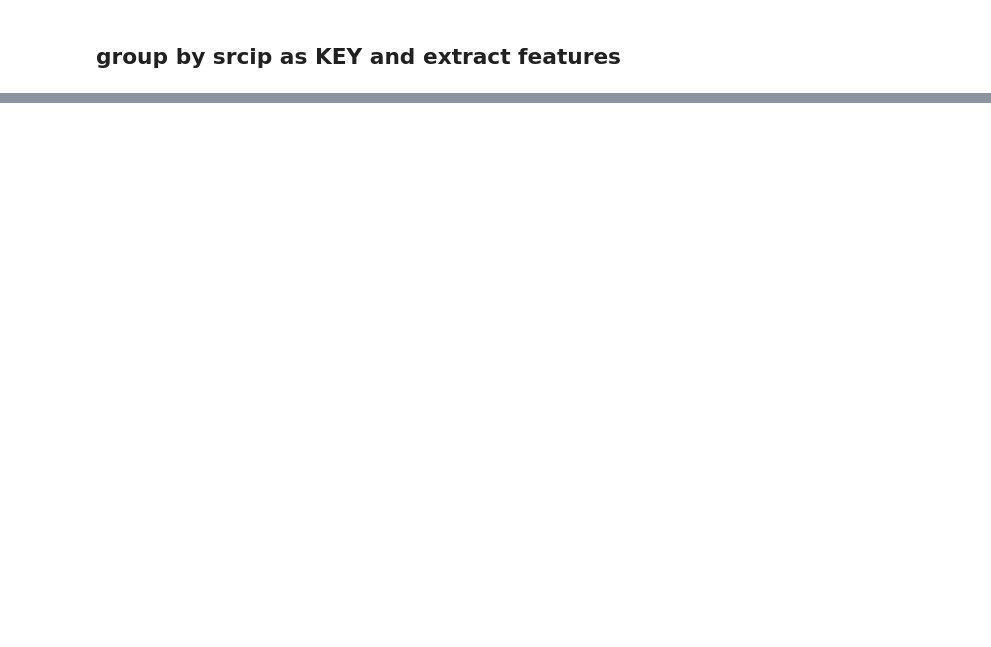
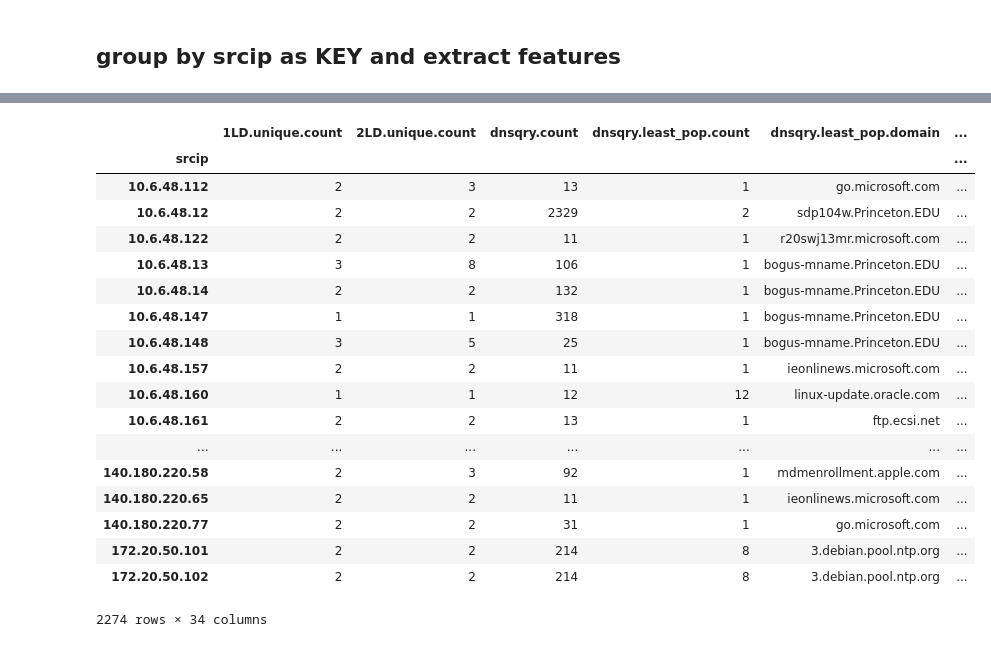
Before and after one commit to shahifaqeer/oit-dns, a Jupyter notebook: pcap-feature-extractor.ipynb, the cells around one changed output, grey strips where cells are left out. Drawn from its saved outputs; the diff is of its cells as text; code cells hidden in the pictures; blank space fills up the shorter version.

```diff
--- a/pcap-feature-extractor.ipynb
+++ b/pcap-feature-extractor.ipynb
@@ -253,0 +281,24 @@ df_features.to_csv( 'processed/features_key_srcip.csv', sep="|", header=True)
+# %%
+df_filtered = df_features[(df_features['2LD.unique.count']<=10) & (df_features['dnsqry.count']>10)]
+# %%
+df_filtered.set_index('srcip')
+# %% [output]
+|  | 1LD.unique.count | 2LD.unique.count | dnsqry.count | dnsqry.least_pop.count | dnsqry.least_pop.domain | ... |
+| srcip |  |  |  |  |  | ... |
+| 10.6.48.112 | 2 | 3 | 13 | 1 | go.microsoft.com | ... |
+| 10.6.48.12 | 2 | 2 | 2329 | 2 | sdp104w.Princeton.EDU | ... |
+| 10.6.48.122 | 2 | 2 | 11 | 1 | r20swj13mr.microsoft.com | ... |
+| 10.6.48.13 | 3 | 8 | 106 | 1 | bogus-mname.Princeton.EDU | ... |
+| 10.6.48.14 | 2 | 2 | 132 | 1 | bogus-mname.Princeton.EDU | ... |
+| 10.6.48.147 | 1 | 1 | 318 | 1 | bogus-mname.Princeton.EDU | ... |
+| 10.6.48.148 | 3 | 5 | 25 | 1 | bogus-mname.Princeton.EDU | ... |
+| 10.6.48.157 | 2 | 2 | 11 | 1 | ieonlinews.microsoft.com | ... |
+| 10.6.48.160 | 1 | 1 | 12 | 12 | linux-update.oracle.com | ... |
+| 10.6.48.161 | 2 | 2 | 13 | 1 | ftp.ecsi.net | ... |
+| ... | ... | ... | ... | ... | ... | ... |
+| 140.180.220.58 | 2 | 3 | 92 | 1 | mdmenrollment.apple.com | ... |
+| 140.180.220.65 | 2 | 2 | 11 | 1 | ieonlinews.microsoft.com | ... |
+| 140.180.220.77 | 2 | 2 | 31 | 1 | go.microsoft.com | ... |
+| 172.20.50.101 | 2 | 2 | 214 | 8 | 3.debian.pool.ntp.org | ... |
+| 172.20.50.102 | 2 | 2 | 214 | 8 | 3.debian.pool.ntp.org | ... |
+2274 rows × 34 columns
```
Also changed, not shown: parts of 7 cells of this notebook.
